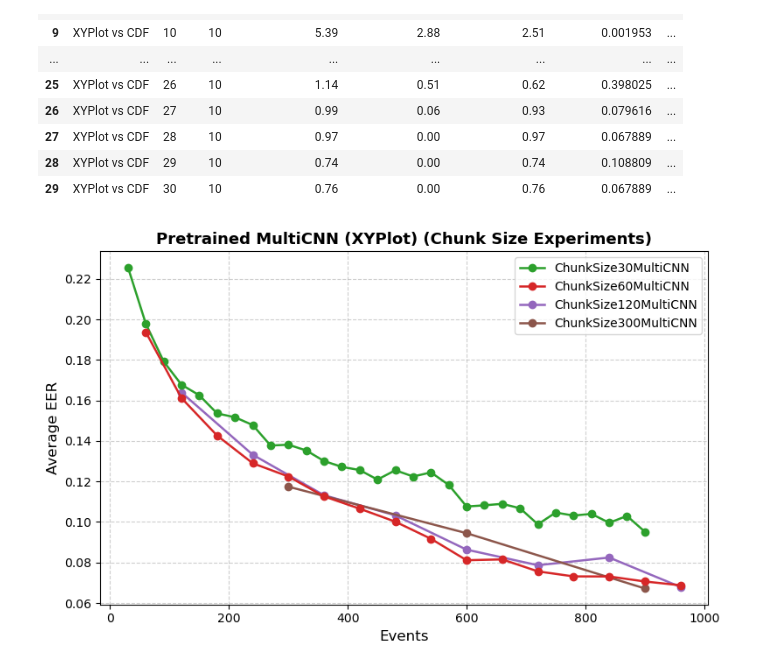
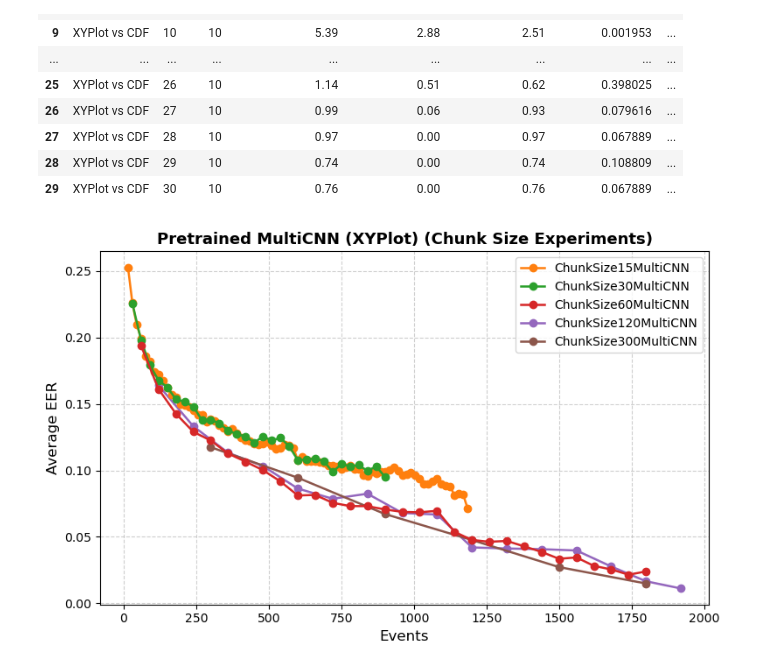
Before and after one commit to S-lijun/Mouse_Dynamics, a Jupyter notebook: Results_New.ipynb, the cells around one changed output. Cells and saved outputs as stored; diff of their text form; code cells hidden in the pictures.

```diff
--- a/Results_New.ipynb
+++ b/Results_New.ipynb
@@ -537,6 +537,6 @@ df
 | 28 | XYPlot vs CDF | 29 | 10 | 0.74 | 0.00 | 0.74 | 0.108809 | ... |
 | 29 | XYPlot vs CDF | 30 | 10 | 0.76 | 0.00 | 0.76 | 0.067889 | ... |
 # %%
-plot_chunk_json_curves("Visualization/global_scale_version/Pretrained_multi_CNN/XYPlot", max_event=1000, model="Pretrained MultiCNN (XYPlot)")
+plot_chunk_json_curves("Visualization/global_scale_version/Pretrained_multi_CNN/XYPlot", max_event=2000, model="Pretrained MultiCNN (XYPlot)")
 # %% [output]
-[figure, old version]
+[figure, new version]
```
Also changed, not shown: 3 other files.
